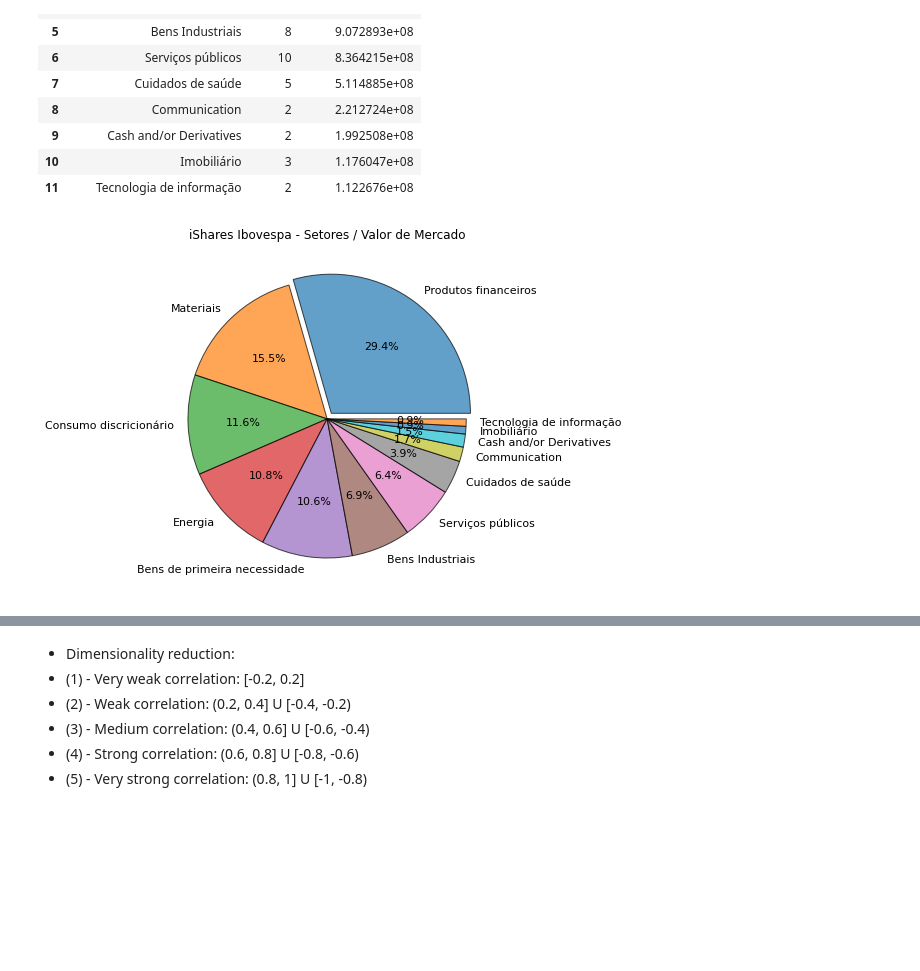
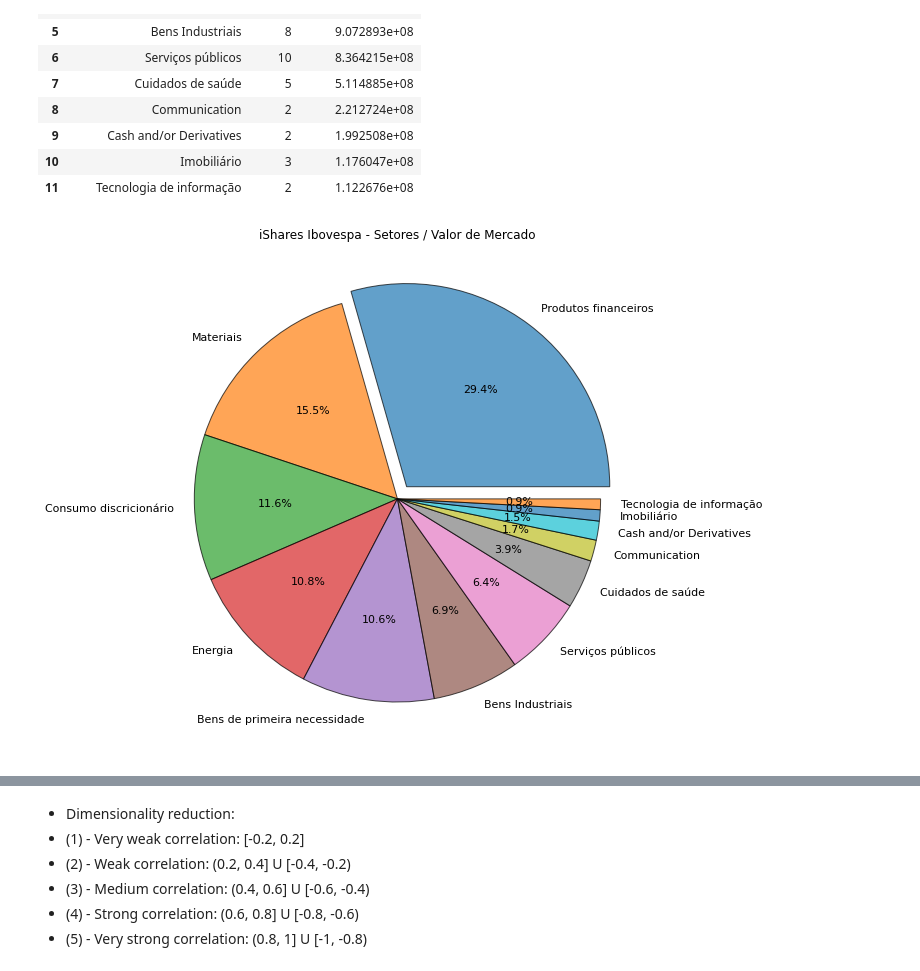
Before and after one commit to antoniosalomao/Rafter_A1, a Jupyter notebook: rafter_presentation.ipynb, the cells around one changed output, grey strips where cells are left out. Saved outputs shown, nothing was run; the diff lists cells and outputs as text; code cells hidden in the pictures; blank space fills up the shorter version.

```diff
--- a/rafter_presentation.ipynb
+++ b/rafter_presentation.ipynb
@@ -562,35 +562,35 @@ df_setor_info
 # ADD WEIGHTS FOR EACH SECTOR
 
 list_setor_keys = df_setor_info.Setor.tolist()
 list_setor_vals = df_setor_info['Valor_de_Mercado'].tolist()
 
 my_dict_setor = {}
 
 for i, j in enumerate(list_setor_vals):
     key = list_setor_keys[i]
     my_dict_setor[key] = j
 
-plt.figure(figsize=(8, 8))
+plt.figure(figsize=(10, 10))
 
 array_zeros = np.zeros(len(list_setor_keys)-1).tolist()
 array_ones = np.ones(len(list_setor_keys)-1)
 expl = [0.075] + array_zeros
 
 alpha=0.7
 which_wedge = 4
 n = plt.pie(my_dict_setor.values(), labels=my_dict_setor.keys(), shadow=False,
         autopct='%1.1f%%',explode=expl, wedgeprops={'edgecolor': 'black'}, textprops={'fontsize': 11})
 
 j = list(range(0, len(list_setor_keys)))
 
 for i in j:
     n[0][i].set_alpha(alpha)
 
 plt.tight_layout()
 plt.title('iShares Ibovespa - Setores / Valor de Mercado')
 plt.show()
 # %% [output]
-[figure, old version]
+[figure, new version]
 # %%
 # Creating yahoo tickers:
 
```
Also changed, not shown: parts of 9 cells of this notebook.
